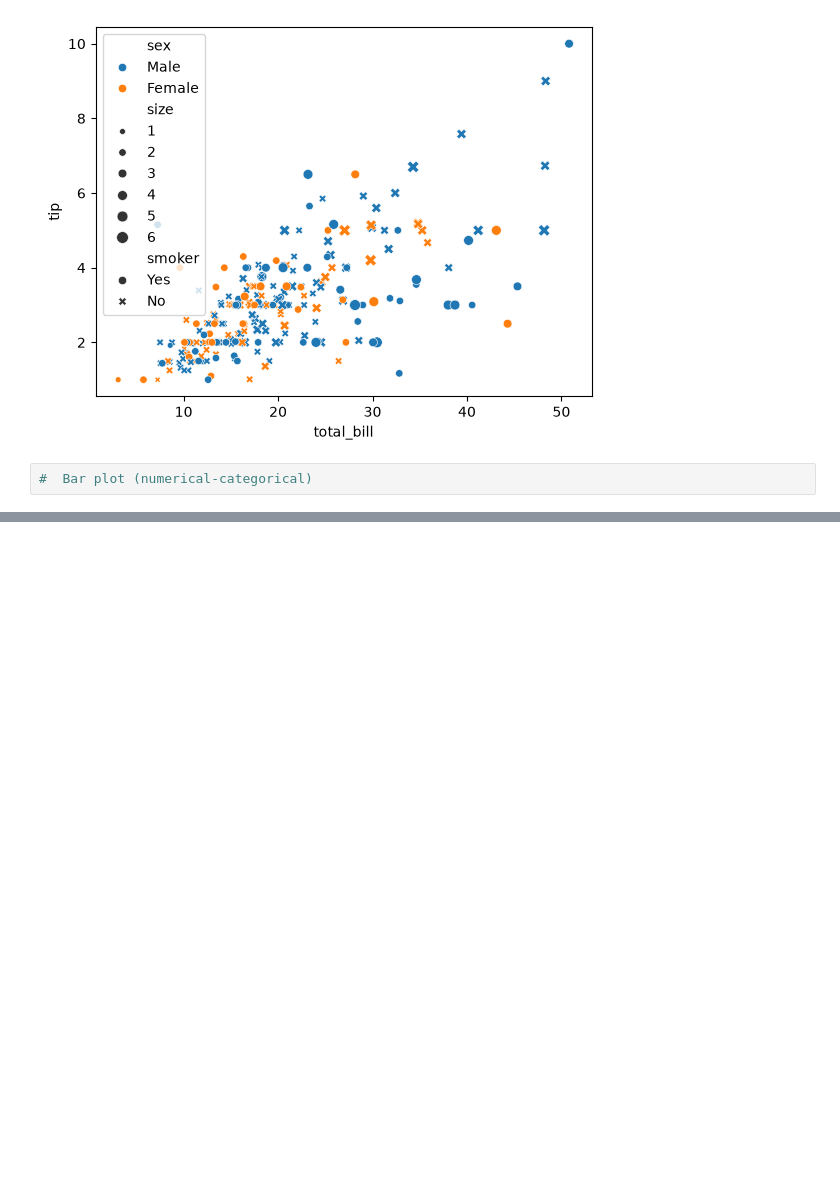
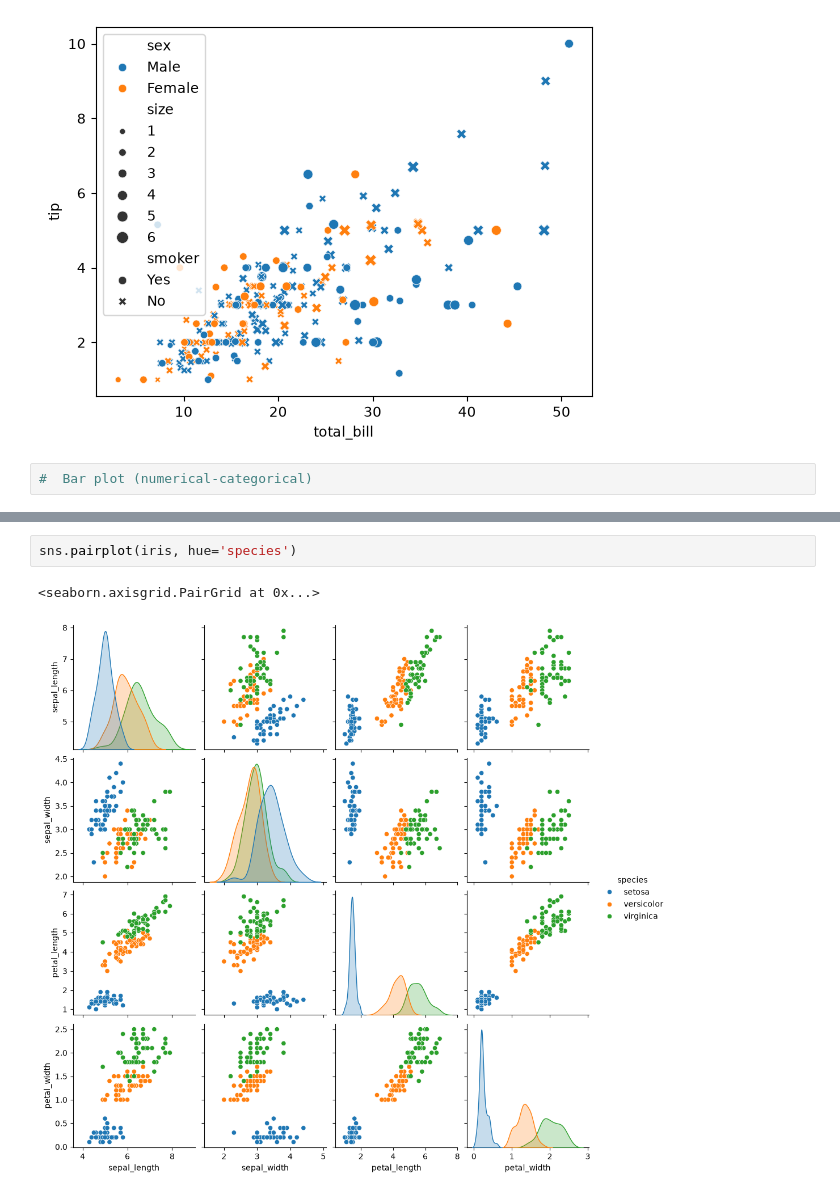
Before and after one commit to AyushPratap05/ML, a Jupyter notebook: eda.ipynb, the cells around one changed output, grey strips where cells are left out. Drawn from its saved outputs; the diff is of its cells as text; blank space fills up the shorter version.

```diff
--- a/eda.ipynb
+++ b/eda.ipynb
@@ -99,0 +112,5 @@ sns.scatterplot(data=tip, x='total_bill', y='tip', hue=tip['sex'],style=tip['smo
+# %%
+sns.pairplot(iris, hue='species')
+# %% [output]
+<seaborn.axisgrid.PairGrid at 0x...>
+[figure, added]
```
Also changed, not shown: parts of 1 cell of this notebook.
